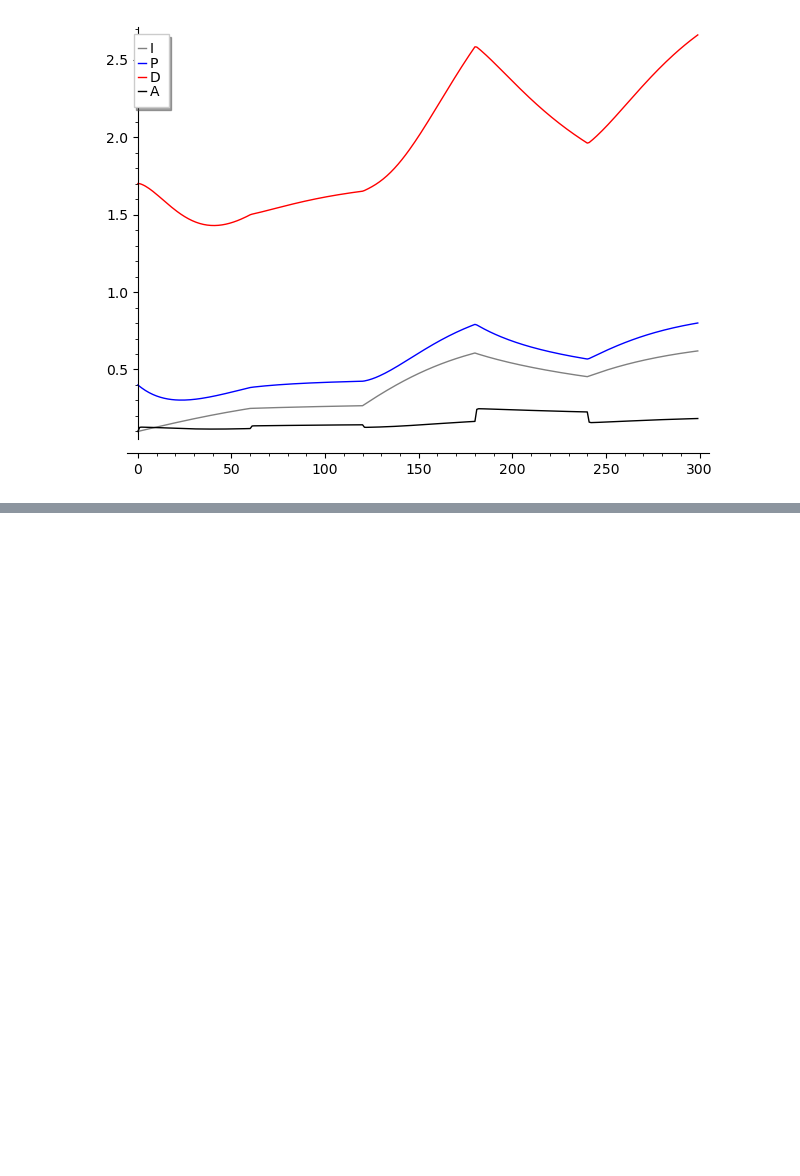
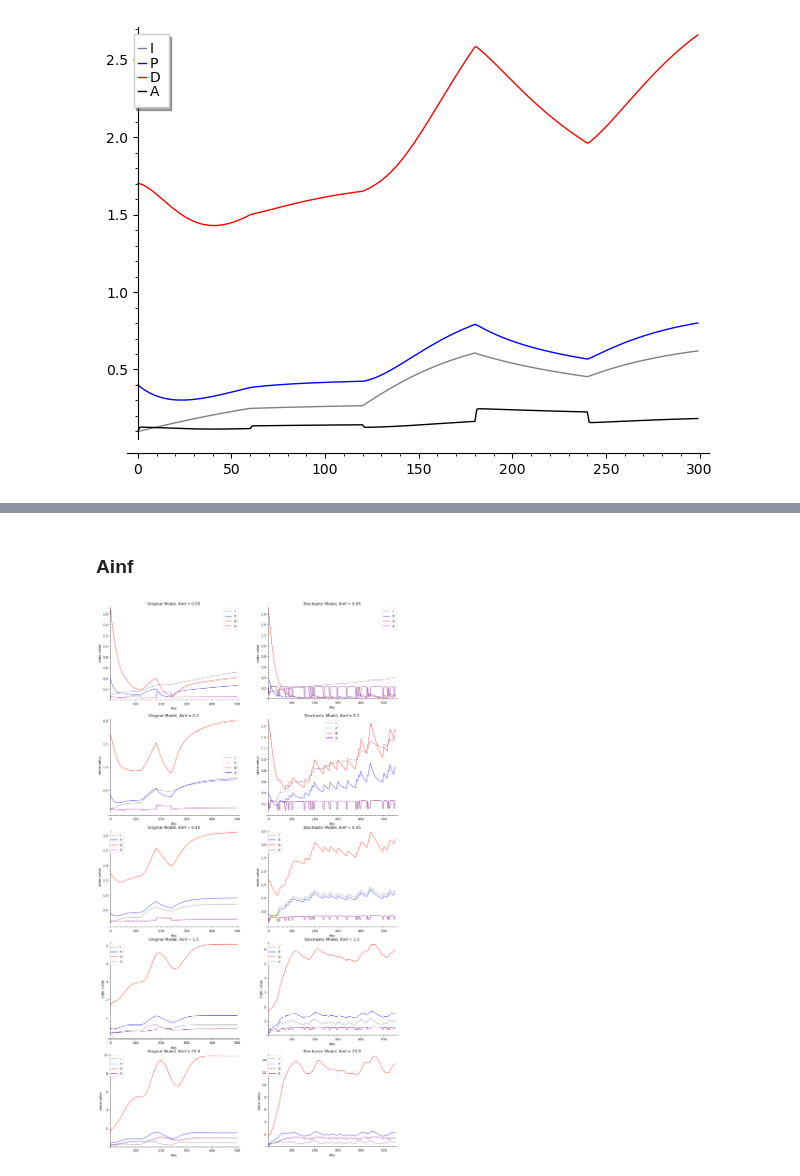
Before and after one commit to pascoesean/lupus-model, a Jupyter notebook: mathematical_model.ipynb, the cells around one changed output, grey strips where cells are left out. Saved outputs shown, nothing was run; the diff lists cells and outputs as text; code cells hidden in the pictures; blank space fills up the shorter version.

```diff
--- a/mathematical_model.ipynb
+++ b/mathematical_model.ipynb
@@ -226,0 +333,13 @@ plot_ts4(lupus_flare_tsinput(), title = "Lupus Stochastic")
+# %% [markdown]
+### Ainf
+# %%
+values_to_try_Ainf = (0.05, 0.2, 0.45, 1.5, 25)
+fig, ax = plt.subplots(5, 2, figsize = [16, 30])
+
+for i, value in enumerate(values_to_try_Ainf):
+    investigate_stochastic(ax= ax[i,1], Ainf = value)
+
+for i, value in enumerate(values_to_try_Ainf):
+    investigate_fixed(ax= ax[i,0], Ainf = value)
+# %% [output]
+[figure, added]
```
Also changed, not shown: parts of 10 cells of this notebook, 6 other files.
